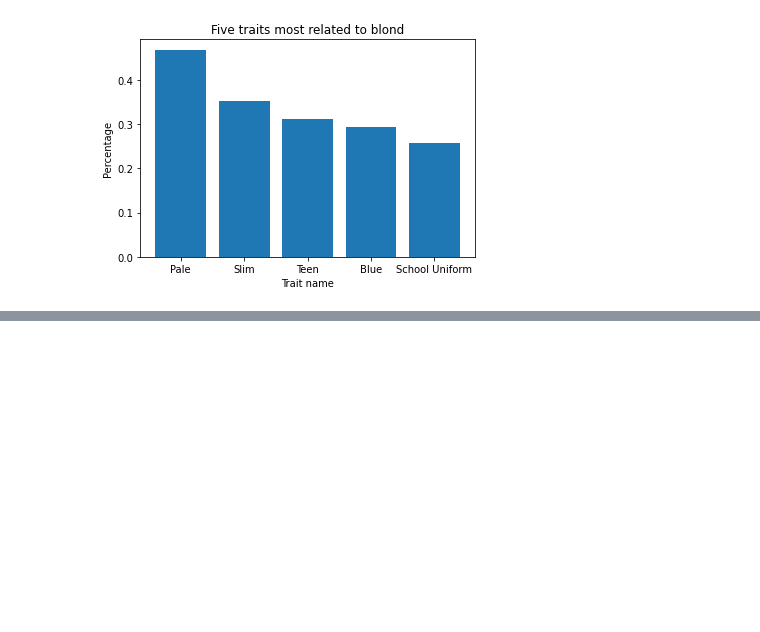
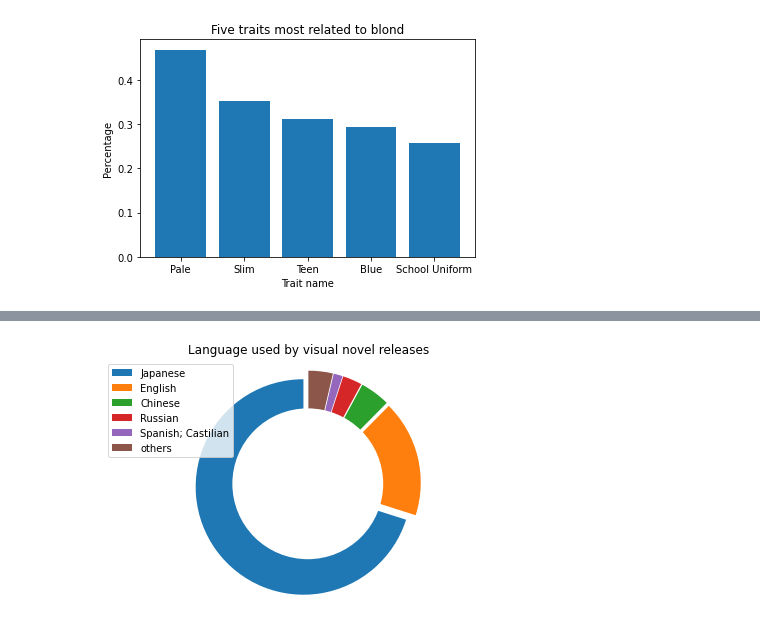
Before and after one commit to imbaguanxin/CS3200, a Jupyter notebook: vndb_project/visualization.ipynb, the cells around one changed output, grey strips where cells are left out. Drawn from its saved outputs; the diff is of its cells as text; code cells hidden in the pictures; blank space fills up the shorter version.

```diff
--- a/vndb_project/visualization.ipynb
+++ b/vndb_project/visualization.ipynb
@@ -49,0 +85,22 @@ plt.show()
+# %%
+labels = df_lang.language_name.to_numpy()
+sizes = df_lang.lang_count.to_numpy()
+#colors
+colors = ['#ff9999','#66b3ff','#99ff99','#ffcc99']
+explode = (0.05, 0.05, 0.05, 0.05, 0.05, 0.05)
+fig1, ax1 = plt.subplots()
+ax1.pie(sizes, explode=explode, startangle=90)
+#draw circle
+centre_circle = plt.Circle((0,0),0.70,fc='white')
+fig = plt.gcf()
+fig.gca().add_artist(centre_circle)
+# Equal aspect ratio ensures that pie is drawn as a circle
+ax1.axis('equal')
+plt.tight_layout()
+plt.legend(labels = labels)
+plt.gcf().subplots_adjust(top=0.9)
+ax1.set_title("Language used by visual novel releases")
+plt.savefig("lang_release_pie.png")
+plt.show()
+# %% [output]
+[figure, added]
```
Also changed, not shown: parts of 2 cells of this notebook, 16 other files.
